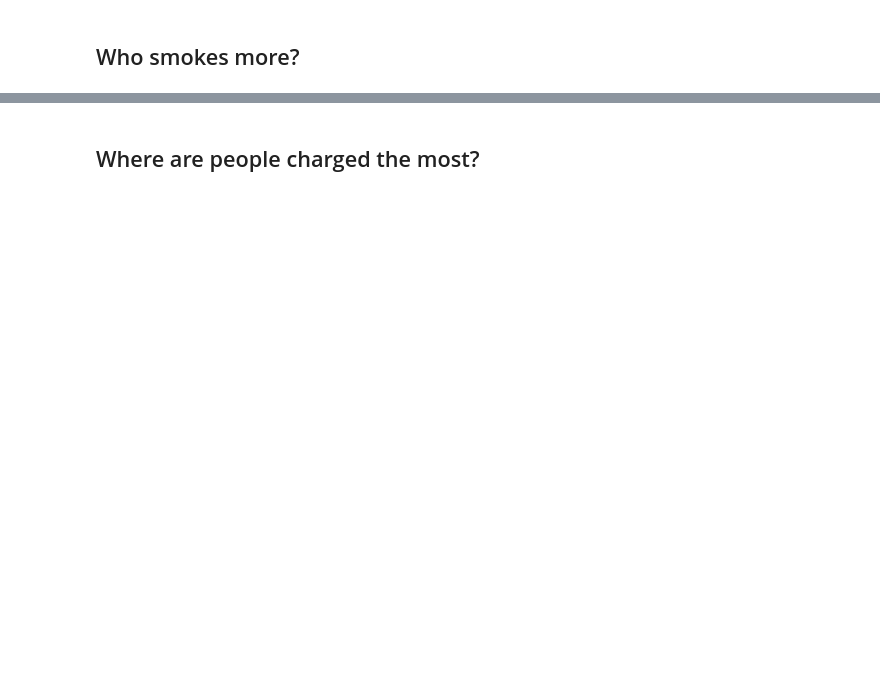
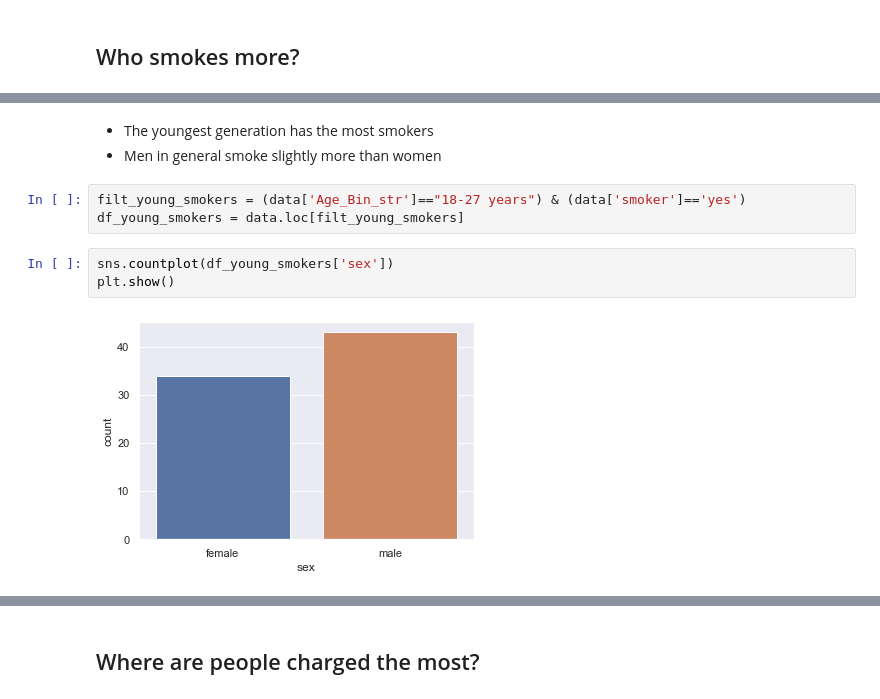
Before and after one commit to rm-kara/Medical-Insurance-Costs, a Jupyter notebook: med-costs.ipynb, the cells around one changed output, grey strips where cells are left out. Drawn from its saved outputs; the diff is of its cells as text; blank space fills up the shorter version.

```diff
--- a/med-costs.ipynb
+++ b/med-costs.ipynb
@@ -110,3 +117,14 @@ plt.tight_layout()
 plt.show()
 # %% [output]
 [figure]
+# %% [markdown]
+* The youngest generation has the most smokers
+* Men in general smoke slightly more than women
+# %%
+filt_young_smokers = (data['Age_Bin_str']=="18-27 years") & (data['smoker']=='yes')
+df_young_smokers = data.loc[filt_young_smokers]
+# %%
+sns.countplot(df_young_smokers['sex'])
+plt.show()
+# %% [output]
+[figure, added]
```
Also changed, not shown: parts of 29 cells of this notebook, 1 other file.
